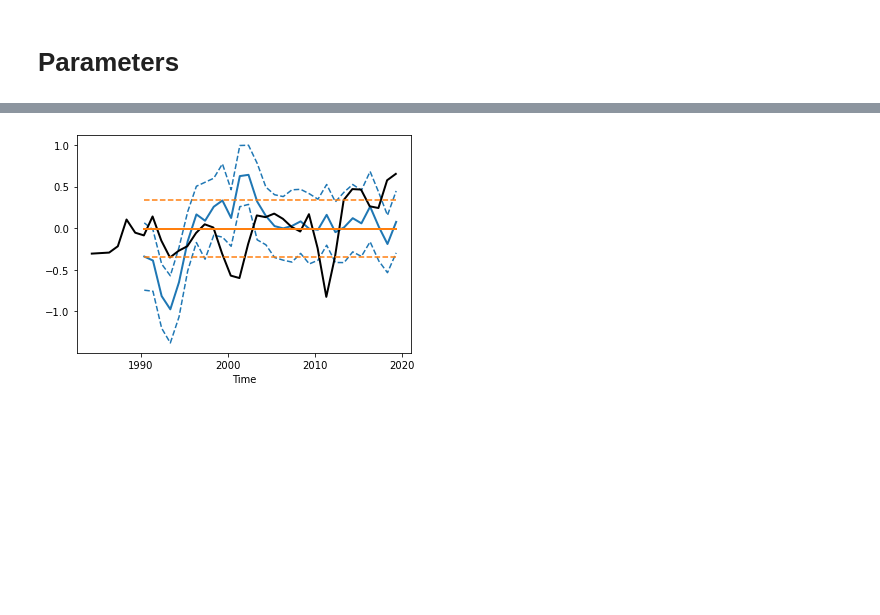
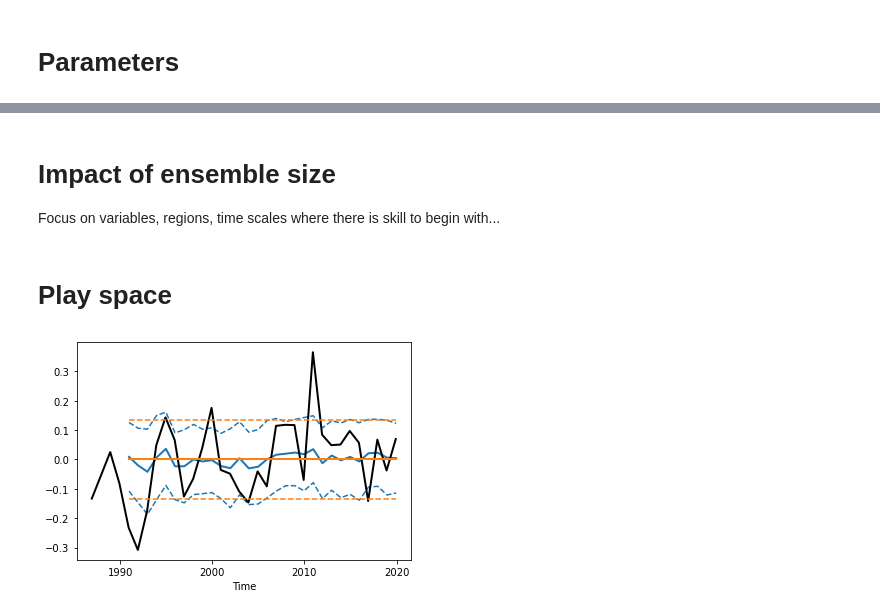
Before and after one commit to dougiesquire/hydro_tasmania, a Jupyter notebook: 2020/1.0_assess_skill.ipynb, the cells around one changed output, grey strips where cells are left out. Saved outputs shown, nothing was run; the diff lists cells and outputs as text; code cells hidden in the pictures; blank space fills up the shorter version.

Commit message:
assess skill

```diff
--- a/2020/1.0_assess_skill.ipynb
+++ b/2020/1.0_assess_skill.ipynb
@@ -179,0 +231,3 @@ jelly_plot(crpss['precip'], None, stipple_type='//',
+# %% [markdown]
+# Impact of ensemble size
+Focus on variables, regions, time scales where there is skill to begin with...
@@ -180,33 +295,53 @@ jelly_plot(crpss['precip'], None, stipple_type='//',
+# %% [markdown]
+# Play space
 # %%
 import matplotlib.pyplot as plt
 
-lead = 30
-time_scale = 24 # month
-variable = 't_ref'
+fcst = my.open_zarr('data/f6_V_ref_AUS_anom.zarr.zip').compute()
+obsv = my.open_zarr('data/jra55_V_ref_AUS_anom.zarr.zip').compute()
+variable = list(fcst.data_vars)[0]
+
+lead = 61
+time_scale = 12 # month
+start_month = 11
+
+fcst_mon = my.get_rolling_leadtime_averages(
+    fcst.where(fcst.init_date.dt.month == start_month,
+               drop=True),
+    [time_scale]).sel(time_scale=time_scale)
+obsv_mon = my.get_rolling_leadtime_averages(
+    obsv.where(obsv.init_date.dt.month == start_month,
+               drop=True),
+    [time_scale]).sel(time_scale=time_scale)
+fcst_mon, obsv_mon = xr.align(fcst_mon, obsv_mon)
+clim_probs_mon = my.get_climatological_probabilities(obsv_mon, CLIM_PERIOD)
+clim_mean_mon = clim_probs_mon.mean('ensemble')
 
 std = my.mask_time_period(
-    fcst_mon.sel(time_scale=time_scale).std('ensemble')[variable].isel(lead_time=lead),
+    fcst_mon.std('ensemble')[variable].isel(lead_time=lead),
     TEST_PERIOD)
 mean = my.mask_time_period(
-    fcst_mon.sel(time_scale=time_scale).mean('ensemble')[variable].isel(lead_time=lead),
+    fcst_mon.mean('ensemble')[variable].isel(lead_time=lead),
     TEST_PERIOD)
 plt.plot(mean.time, (mean - std), color='C0', linestyle='--')
 plt.plot(mean.time, (mean + std), color='C0', linestyle='--')
 plt.plot(mean.time, mean, color='C0', linewidth=2)
+a = mean
 
-ref = obsv_mon.sel(time_scale=time_scale)[variable].isel(lead_time=lead)
+ref = obsv_mon[variable].isel(lead_time=lead)
 plt.plot(ref.time, ref, color='k', linewidth=2)
+b = ref
 
 std = my.mask_time_period(
-    clim_probs_mon.sel(time_scale=time_scale).std('ensemble')[variable].isel(lead_time=lead),
+    clim_probs_mon.std('ensemble')[variable].isel(lead_time=lead),
     TEST_PERIOD)
 mean = my.mask_time_period(
-    clim_probs_mon.sel(time_scale=time_scale).mean('ensemble')[variable].isel(lead_time=lead),
+    clim_probs_mon.mean('ensemble')[variable].isel(lead_time=lead),
     TEST_PERIOD)
 plt.plot(mean.time, (mean - std).where(ref.notnull()), color='C1', linestyle='--')
 plt.plot(mean.time, (mean + std).where(ref.notnull()), color='C1', linestyle='--')
 plt.plot(mean.time, mean.where(ref.notnull()), color='C1', linewidth=2)
 
 plt.xlabel('Time');
 # %% [output]
-[figure, old version]
+[figure, new version]
```
Also changed, not shown: parts of 22 cells of this notebook, 2 other files.
